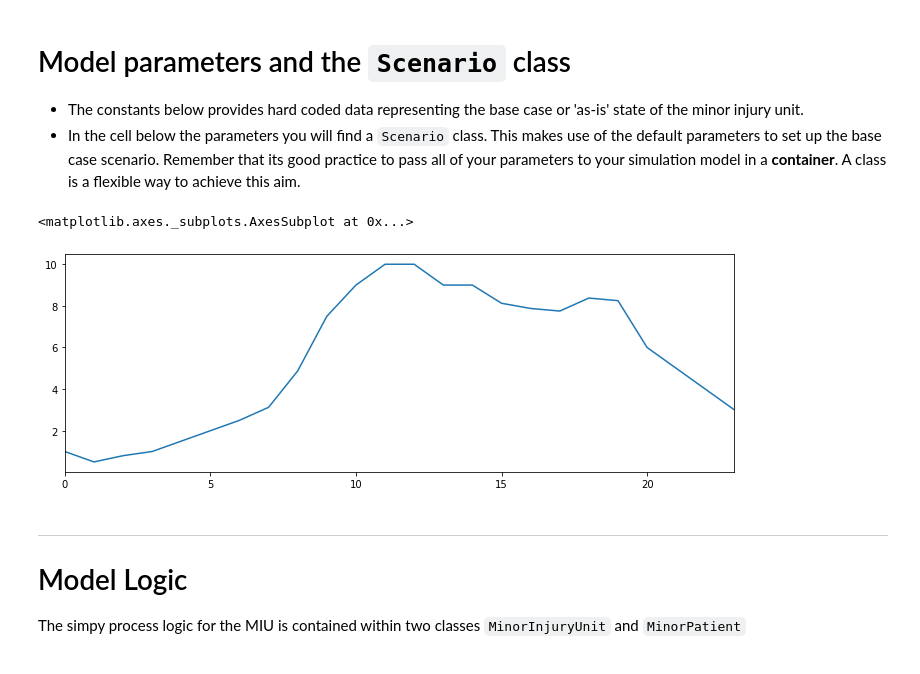
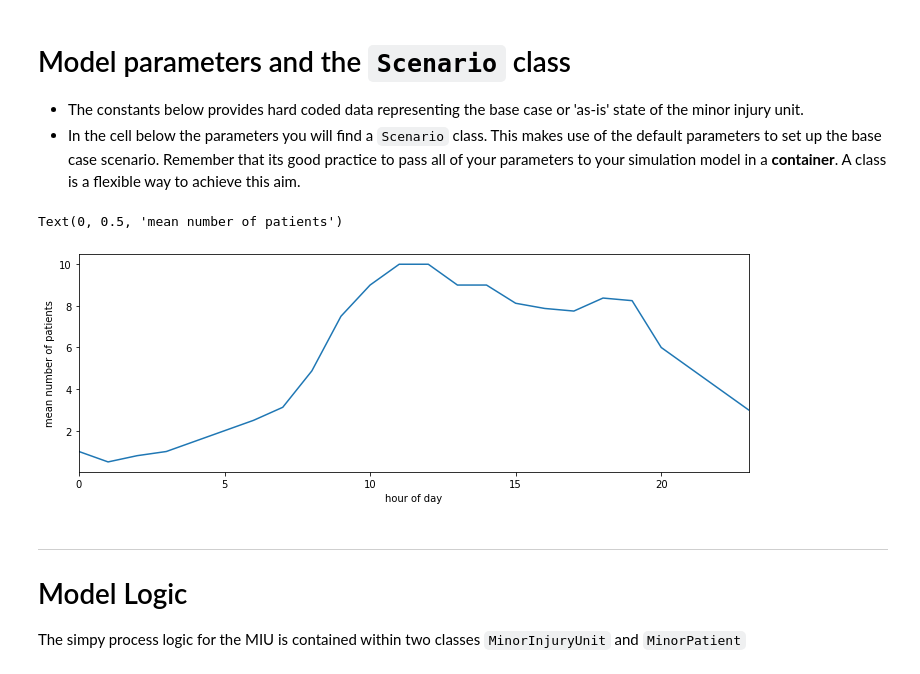
Before and after one commit to health-data-science-OR/stochastic_systems, a Jupyter notebook: labs/simulation/output_analysis/output_analysis.ipynb, the cells around one changed output. Drawn from its saved outputs; the diff is of its cells as text; code cells hidden in the pictures.

```diff
--- a/labs/simulation/output_analysis/output_analysis.ipynb
+++ b/labs/simulation/output_analysis/output_analysis.ipynb
@@ -269,10 +259,12 @@ else:
     SEEDS = [None, None, None, None, None, None, None, None, None]
 # %%
 #let's take a look at the arrival process.
-arrivals['arrival_rate'].plot(figsize=(12,4), xlim=(0, 23))
+ax = arrivals['arrival_rate'].plot(figsize=(12,4), xlim=(0, 23))
+ax.set_xlabel('hour of day');
+ax.set_ylabel('mean number of patients')
 # %% [output]
-<matplotlib.axes._subplots.AxesSubplot at 0x...>
+Text(0, 0.5, 'mean number of patients')
-[figure, old version]
+[figure, new version]
 # %%
 class Scenario:
     '''
```
Also changed, not shown: parts of 33 cells of this notebook, 5 other files.
